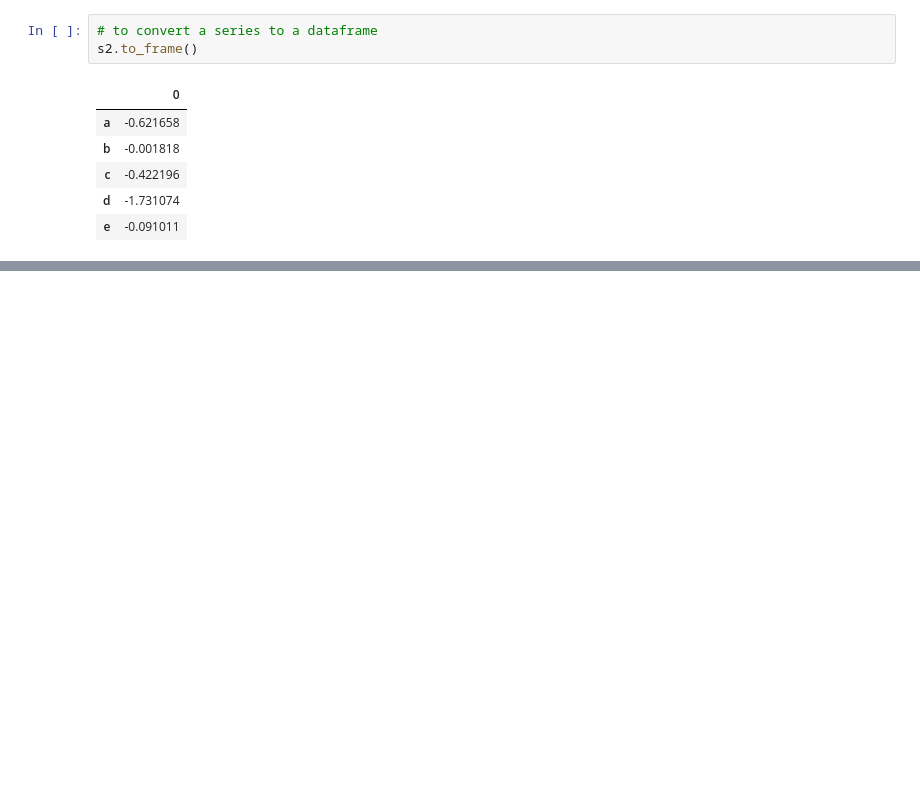
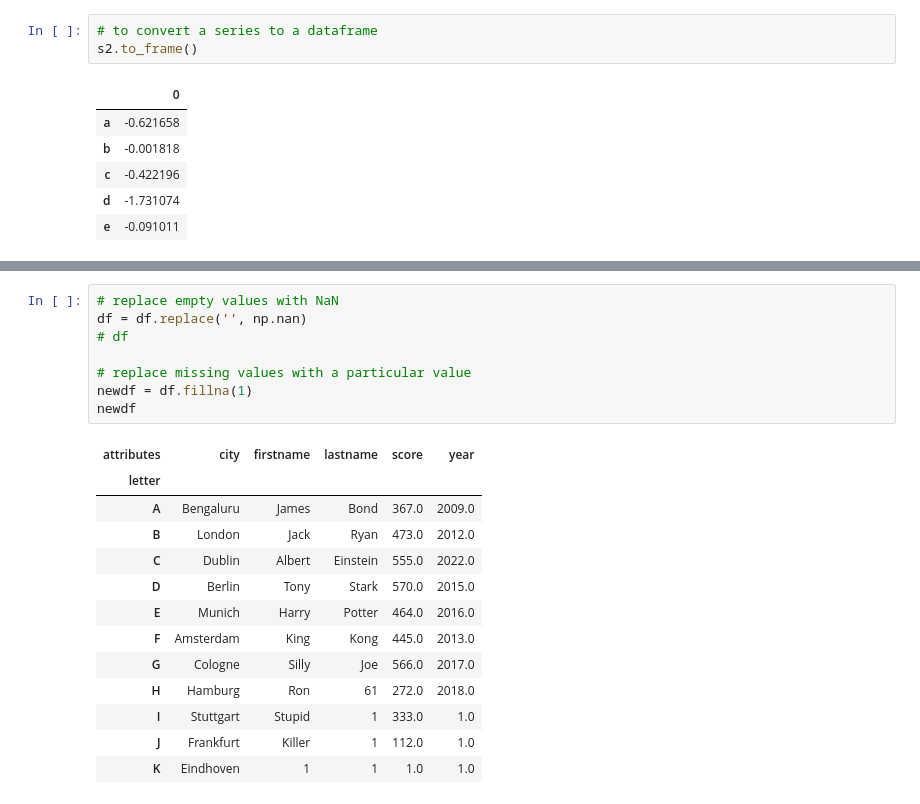
Before and after one commit to kashyap-r/krp-python-dsa-notebooks, a Jupyter notebook: 06 Python Interview/Data Manipulation-pandas.ipynb, the cells around one changed output, grey strips where cells are left out. Drawn from its saved outputs; the diff is of its cells as text; blank space fills up the shorter version.

```diff
--- a/06 Python Interview/Data Manipulation-pandas.ipynb
+++ b/06 Python Interview/Data Manipulation-pandas.ipynb
@@ -163,0 +415,22 @@ s2.to_frame()
+# %%
+# replace empty values with NaN
+df = df.replace('', np.nan)
+# df
+
+# replace missing values with a particular value
+newdf = df.fillna(1)
+newdf
+# %% [output]
+| attributes | city | firstname | lastname | score | year |
+| letter |  |  |  |  |  |
+| A | Bengaluru | James | Bond | 367.0 | 2009.0 |
+| B | London | Jack | Ryan | 473.0 | 2012.0 |
+| C | Dublin | Albert | Einstein | 555.0 | 2022.0 |
+| D | Berlin | Tony | Stark | 570.0 | 2015.0 |
+| E | Munich | Harry | Potter | 464.0 | 2016.0 |
+| F | Amsterdam | King | Kong | 445.0 | 2013.0 |
+| G | Cologne | Silly | Joe | 566.0 | 2017.0 |
+| H | Hamburg | Ron | 61 | 272.0 | 2018.0 |
+| I | Stuttgart | Stupid | 1 | 333.0 | 1.0 |
+| J | Frankfurt | Killer | 1 | 112.0 | 1.0 |
+| K | Eindhoven | 1 | 1 | 1.0 | 1.0 |
```
Also changed, not shown: parts of 43 cells of this notebook.
